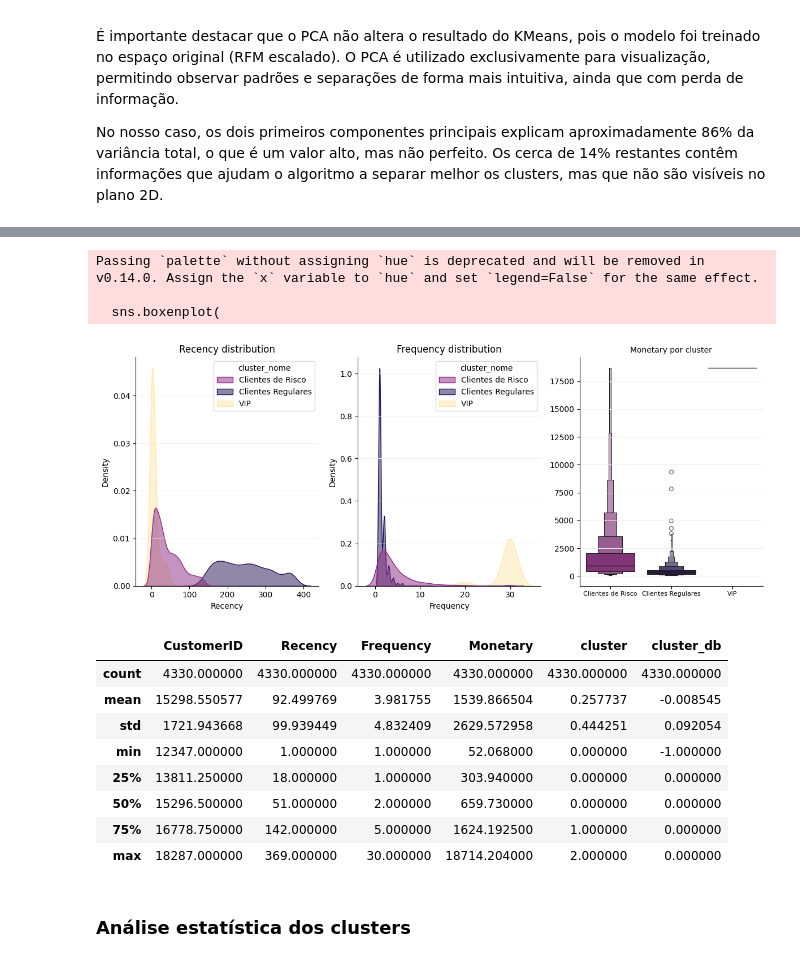
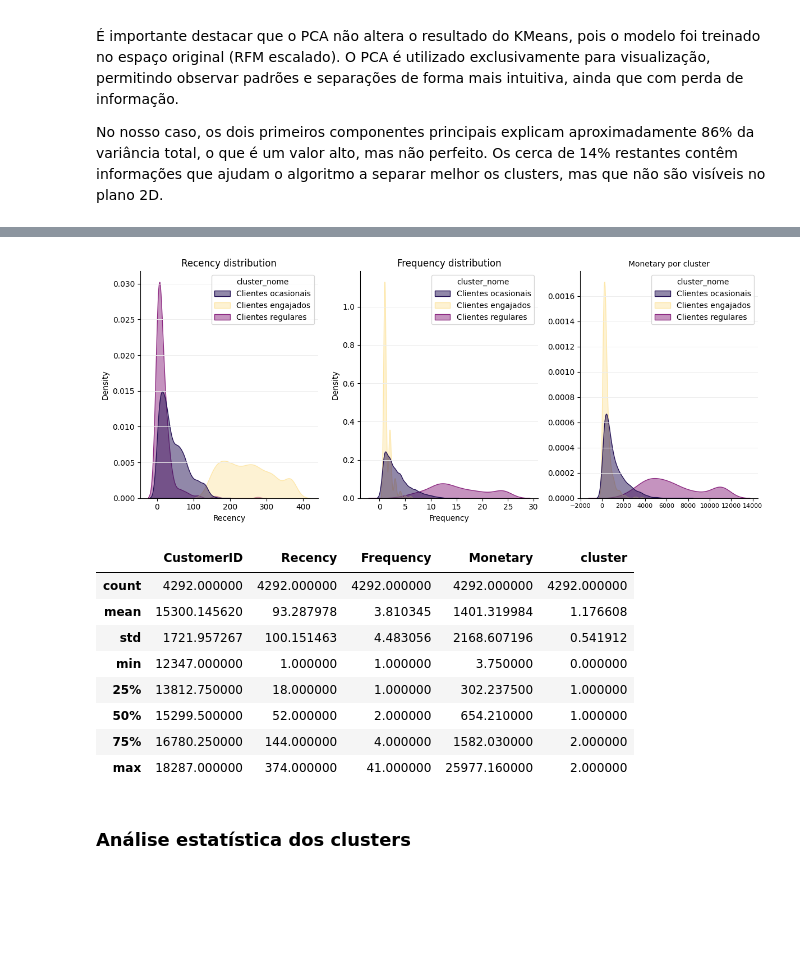
Before and after one commit to LucasDS9/customer-segmentation-rfm, a Jupyter notebook: notebook/05_Clustering.ipynb, the cells around one changed output, grey strips where cells are left out. Drawn from its saved outputs; the diff is of its cells as text; code cells hidden in the pictures; blank space fills up the shorter version.

```diff
--- a/notebook/05_Clustering.ipynb
+++ b/notebook/05_Clustering.ipynb
@@ -140,5 +138,0 @@ plt.show()
-# %%
-from sklearn.cluster import DBSCAN
-
-dbscan = DBSCAN(eps=0.8, min_samples=5)
-rfm['cluster_db'] = dbscan.fit_predict(rfm_scaled)
@@ -187,6 +139,6 @@ Aplicamos DBSCAN como método complementar para identificação de clientes atí
 # %%
 kmeans = KMeans(n_clusters=3, random_state=2, n_init=20)
-rfm_clean['cluster'] = kmeans.fit_predict(rfm_scaled_clean)
+rfm['cluster'] = kmeans.fit_predict(rfm_scaled)
 # %%
 pca = PCA(n_components=2)
 
@@ -295,9 +231,9 @@ rfm_clean = rfm_w[labels_db != -1].copy()
 
 # -------- LABELS --------
 label_map = {
-    2: 'VIP',
-    1: 'Clientes Regulares',
-    0: 'Clientes de Risco'
+    2: 'Clientes engajados',
+    1: 'Clientes ocasionais',
+    0: 'Clientes regulares'
 }
 
 rfm_clean['cluster_nome'] = rfm_clean['cluster'].map(label_map)
@@ -306,9 +242,9 @@ rfm_clean['cluster_nome'] = rfm_clean['cluster'].map(label_map)
 cmap = plt.cm.magma
 
 palette = {
-    'VIP': cmap(0.95),
-    'Clientes Regulares': cmap(0.15),
-    'Clientes de Risco': cmap(0.4)
+    'Clientes engajados': cmap(0.95),
+    'Clientes ocasionais': cmap(0.15),
+    'Clientes regulares': cmap(0.4)
 }
 
 fig, ax = plt.subplots(1, 3, figsize=(12, 5))
@@ -333,52 +269,52 @@ sns.kdeplot(
     hue='cluster_nome',
     palette=palette,
     fill=True,
     common_norm=False,
     alpha=0.5,
     ax=ax[1]
 )
 ax[1].set_title('Frequency distribution')
 
 
-sns.boxenplot(
+sns.kdeplot(
     data=rfm_clean,
-    x='cluster_nome',
-    y='Monetary',
+    x='Monetary',
+    hue='cluster_nome',
     palette=palette,
+    fill=True,
+    common_norm=False,
+    alpha=0.5,
     ax=ax[2]
 )
 
 ax[2].set_title('Monetary por cluster', fontsize=10)
 
 ax[2].set_xlabel('')
 ax[2].set_ylabel('')
 
 ax[2].tick_params(axis='x', labelsize=8)
 
 for a in ax:
     a.spines['top'].set_visible(False)
     a.spines['right'].set_visible(False)
     a.grid(axis='y', color='#eeeeee', linewidth=0.7)
 
 plt.tight_layout()
 plt.show()
 # %% [output]
-Passing `palette` without assigning `hue` is deprecated and will be removed in v0.14.0. Assign the `x` variable to `hue` and set `legend=False` for the same effect.
-
-  sns.boxenplot(
-[figure, old version]
+[figure, new version]
 # %%
-rfm_clean.describe()
+rfm.describe()
 # %% [output]
-|  | CustomerID | Recency | Frequency | Monetary | cluster | cluster_db |
-| count | 4330.000000 | 4330.000000 | 4330.000000 | 4330.000000 | 4330.000000 | 4330.000000 |
-| mean | 15298.550577 | 92.499769 | 3.981755 | 1539.866504 | 0.257737 | -0.008545 |
-| std | 1721.943668 | 99.939449 | 4.832409 | 2629.572958 | 0.444251 | 0.092054 |
-| min | 12347.000000 | 1.000000 | 1.000000 | 52.068000 | 0.000000 | -1.000000 |
-| 25% | 13811.250000 | 18.000000 | 1.000000 | 303.940000 | 0.000000 | 0.000000 |
-| 50% | 15296.500000 | 51.000000 | 2.000000 | 659.730000 | 0.000000 | 0.000000 |
-| 75% | 16778.750000 | 142.000000 | 5.000000 | 1624.192500 | 1.000000 | 0.000000 |
-| max | 18287.000000 | 369.000000 | 30.000000 | 18714.204000 | 2.000000 | 0.000000 |
+|  | CustomerID | Recency | Frequency | Monetary | cluster |
+| count | 4292.000000 | 4292.000000 | 4292.000000 | 4292.000000 | 4292.000000 |
+| mean | 15300.145620 | 93.287978 | 3.810345 | 1401.319984 | 1.176608 |
+| std | 1721.957267 | 100.151463 | 4.483056 | 2168.607196 | 0.541912 |
+| min | 12347.000000 | 1.000000 | 1.000000 | 3.750000 | 0.000000 |
+| 25% | 13812.750000 | 18.000000 | 1.000000 | 302.237500 | 1.000000 |
+| 50% | 15299.500000 | 52.000000 | 2.000000 | 654.210000 | 1.000000 |
+| 75% | 16780.250000 | 144.000000 | 4.000000 | 1582.030000 | 2.000000 |
+| max | 18287.000000 | 374.000000 | 41.000000 | 25977.160000 | 2.000000 |
 # %% [markdown]
 ### Análise estatística dos clusters
 # %%
```
Also changed, not shown: parts of 23 cells of this notebook, 11 other files.
